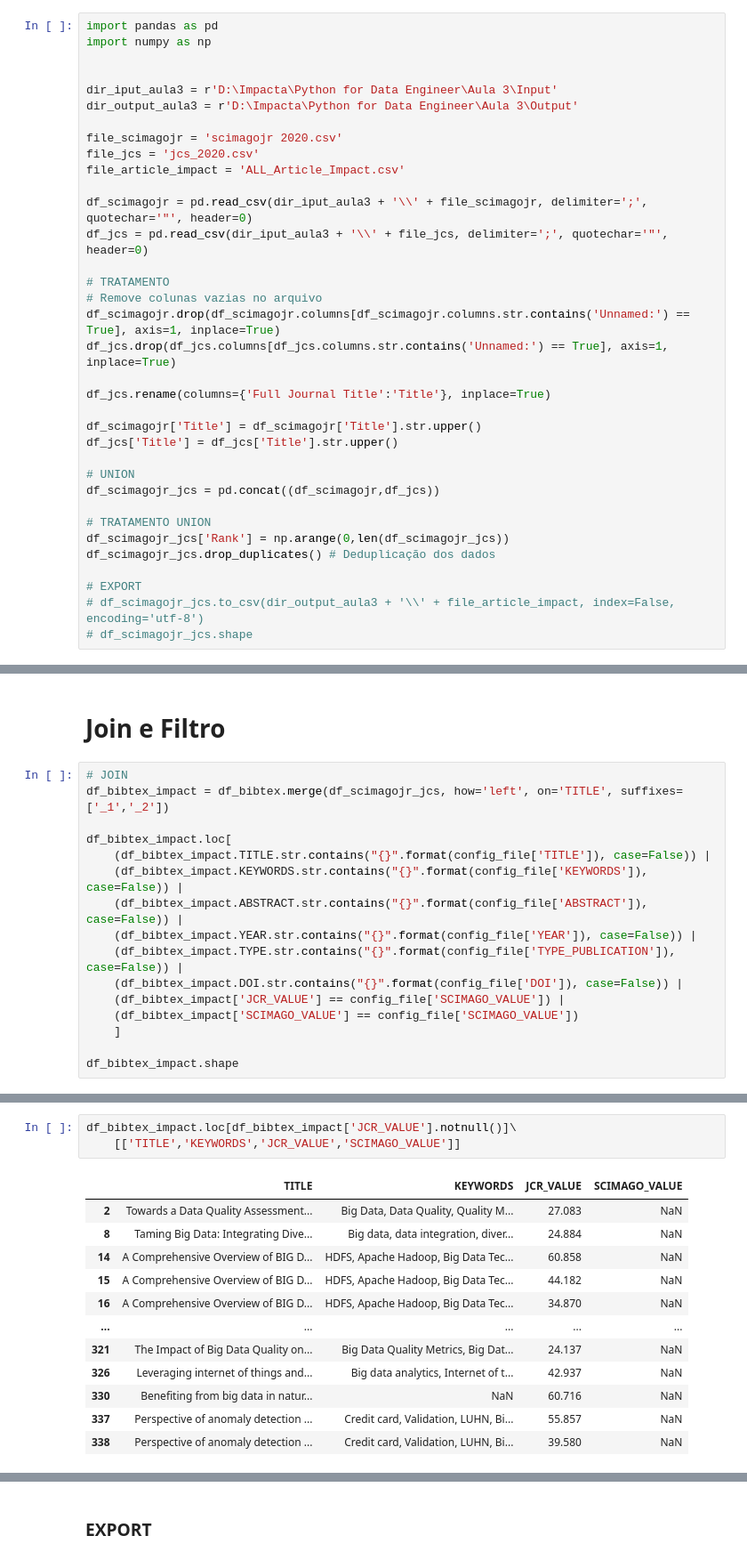
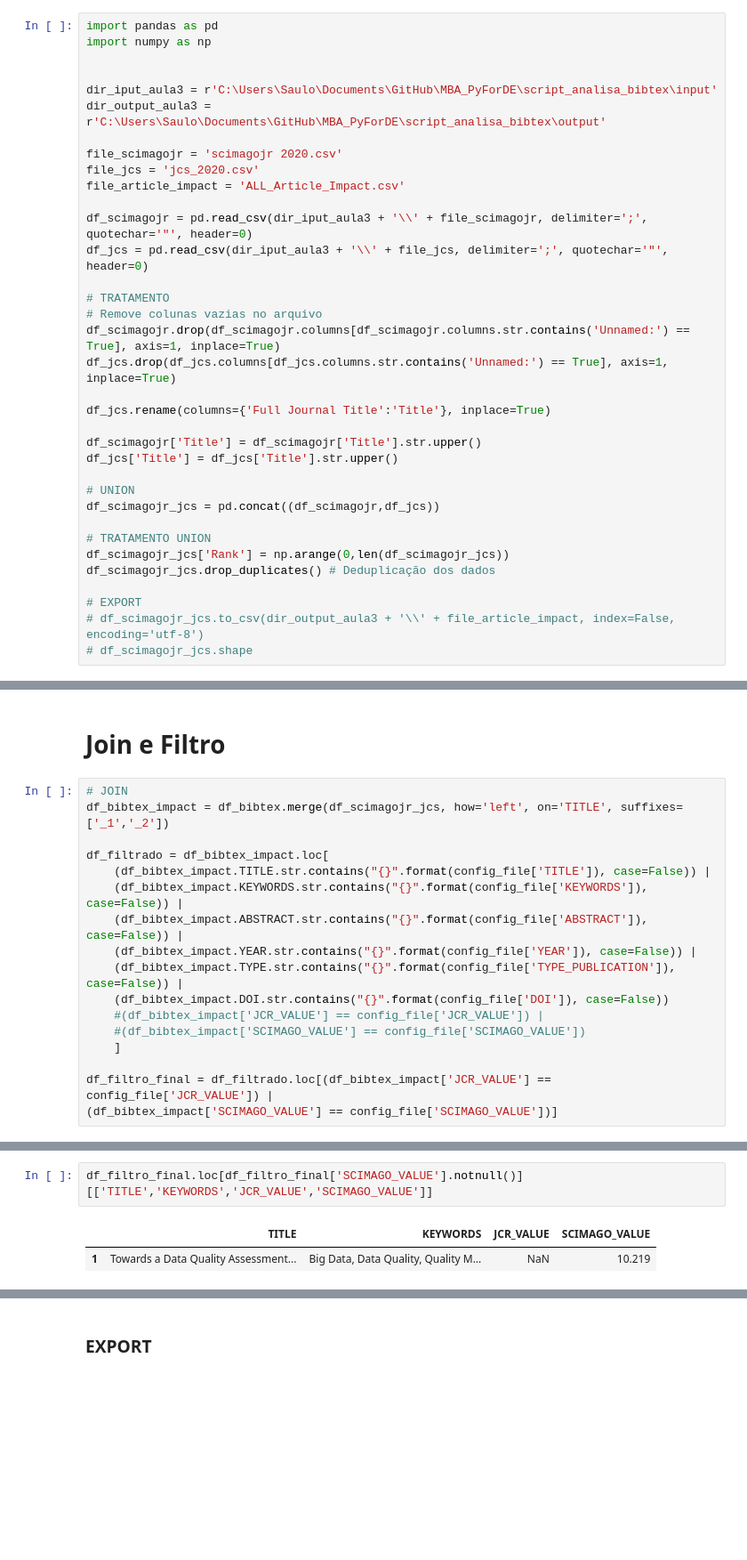
Before and after one commit to cnjraad/MBA_PyForDE, a Jupyter notebook: script_analisa_bibtex/aula_2_analisa_bibtex.ipynb, the cells around one changed output, grey strips where cells are left out. Shown at 89% size. Cells and saved outputs as stored; diff of their text form; blank space fills up the shorter version.

```diff
--- a/script_analisa_bibtex/aula_2_analisa_bibtex.ipynb
+++ b/script_analisa_bibtex/aula_2_analisa_bibtex.ipynb
@@ -61,8 +61,8 @@ import pandas as pd
 import numpy as np
 
 
-dir_iput_aula3 = r'D:\Impacta\Python for Data Engineer\Aula 3\Input'
-dir_output_aula3 = r'D:\Impacta\Python for Data Engineer\Aula 3\Output'
+dir_iput_aula3 = r'C:\Users\Saulo\Documents\GitHub\MBA_PyForDE\script_analisa_bibtex\input'
+dir_output_aula3 = r'C:\Users\Saulo\Documents\GitHub\MBA_PyForDE\script_analisa_bibtex\output'
 
 file_scimagojr = 'scimagojr 2020.csv'
 file_jcs = 'jcs_2020.csv'
@@ -193,15 +193,16 @@ See the caveats in the documentation: https://pandas.pydata.org/pandas-docs/stab
 # JOIN
 df_bibtex_impact = df_bibtex.merge(df_scimagojr_jcs, how='left', on='TITLE', suffixes=['_1','_2'])
 
-df_bibtex_impact.loc[
+df_filtrado = df_bibtex_impact.loc[
 	(df_bibtex_impact.TITLE.str.contains("{}".format(config_file['TITLE']), case=False)) |
 	(df_bibtex_impact.KEYWORDS.str.contains("{}".format(config_file['KEYWORDS']), case=False)) |
 	(df_bibtex_impact.ABSTRACT.str.contains("{}".format(config_file['ABSTRACT']), case=False)) |
 	(df_bibtex_impact.YEAR.str.contains("{}".format(config_file['YEAR']), case=False)) |
 	(df_bibtex_impact.TYPE.str.contains("{}".format(config_file['TYPE_PUBLICATION']), case=False)) |
-	(df_bibtex_impact.DOI.str.contains("{}".format(config_file['DOI']), case=False)) |
-	(df_bibtex_impact['JCR_VALUE'] == config_file['SCIMAGO_VALUE']) |
-	(df_bibtex_impact['SCIMAGO_VALUE'] == config_file['SCIMAGO_VALUE'])
+	(df_bibtex_impact.DOI.str.contains("{}".format(config_file['DOI']), case=False))
+	#(df_bibtex_impact['JCR_VALUE'] == config_file['JCR_VALUE']) |
+	#(df_bibtex_impact['SCIMAGO_VALUE'] == config_file['SCIMAGO_VALUE'])
 	]
 
-df_bibtex_impact.shape
+df_filtro_final = df_filtrado.loc[(df_bibtex_impact['JCR_VALUE'] == config_file['JCR_VALUE']) |
+(df_bibtex_impact['SCIMAGO_VALUE'] == config_file['SCIMAGO_VALUE'])]
@@ -210,16 +209,5 @@ df_bibtex_impact.shape
 # %%
-df_bibtex_impact.loc[df_bibtex_impact['JCR_VALUE'].notnull()]\
-	[['TITLE','KEYWORDS','JCR_VALUE','SCIMAGO_VALUE']]
+df_filtro_final.loc[df_filtro_final['SCIMAGO_VALUE'].notnull()][['TITLE','KEYWORDS','JCR_VALUE','SCIMAGO_VALUE']]
 # %% [output]
 |  | TITLE | KEYWORDS | JCR_VALUE | SCIMAGO_VALUE |
-| 2 | Towards a Data Quality Assessment... | Big Data, Data Quality, Quality M... | 27.083 | NaN |
-| 8 | Taming Big Data: Integrating Dive... | Big data, data integration, diver... | 24.884 | NaN |
-| 14 | A Comprehensive Overview of BIG D... | HDFS, Apache Hadoop, Big Data Tec... | 60.858 | NaN |
-| 15 | A Comprehensive Overview of BIG D... | HDFS, Apache Hadoop, Big Data Tec... | 44.182 | NaN |
-| 16 | A Comprehensive Overview of BIG D... | HDFS, Apache Hadoop, Big Data Tec... | 34.870 | NaN |
-| ... | ... | ... | ... | ... |
-| 321 | The Impact of Big Data Quality on... | Big Data Quality Metrics, Big Dat... | 24.137 | NaN |
-| 326 | Leveraging internet of things and... | Big data analytics, Internet of t... | 42.937 | NaN |
-| 330 | Benefiting from big data in natur... | NaN | 60.716 | NaN |
-| 337 | Perspective of anomaly detection ... | Credit card, Validation, LUHN, Bi... | 55.857 | NaN |
-| 338 | Perspective of anomaly detection ... | Credit card, Validation, LUHN, Bi... | 39.580 | NaN |
+| 1 | Towards a Data Quality Assessment... | Big Data, Data Quality, Quality M... | NaN | 10.219 |
```
Also changed, not shown: parts of 4 cells of this notebook, 2 other files.
